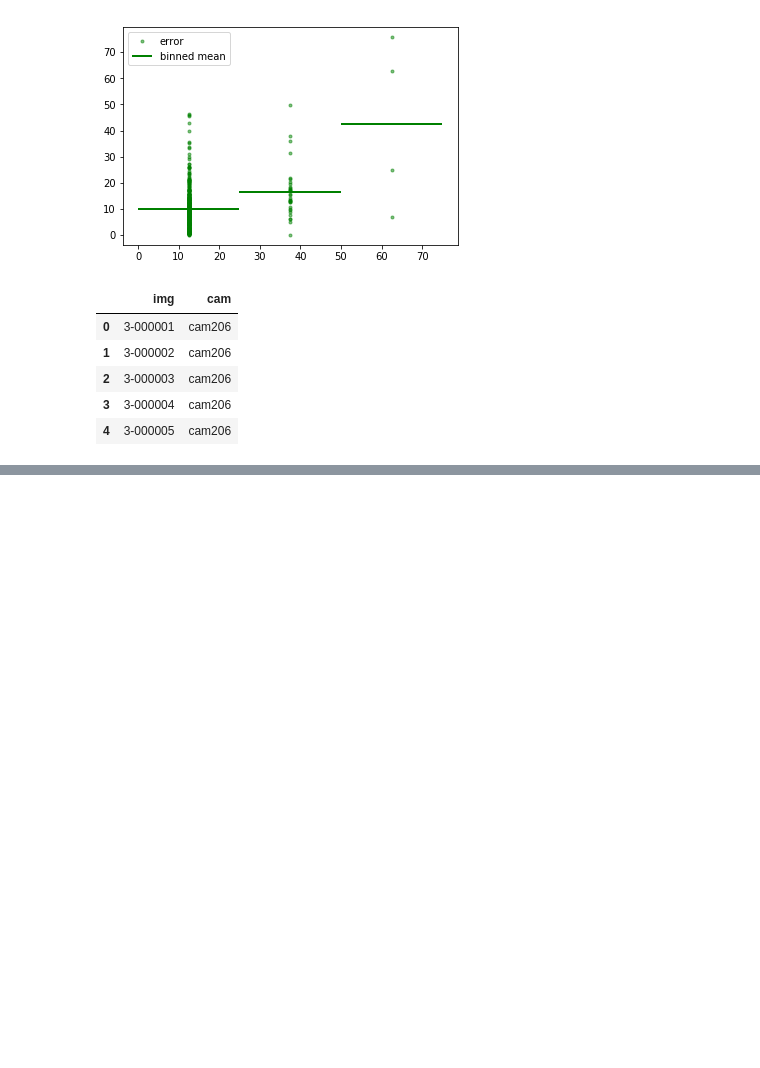
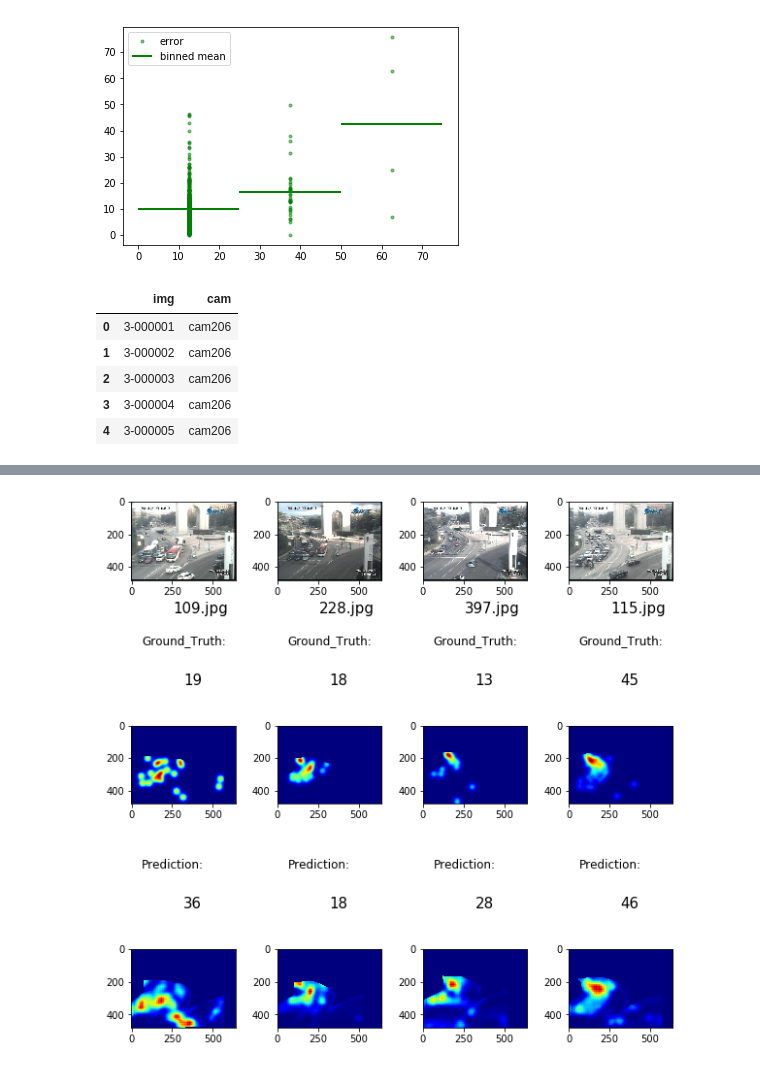
Before and after one commit to jorgealcubilla/TFM_DataScience, a Jupyter notebook: iii_model_test.ipynb, the cells around one changed output, grey strips where cells are left out. Cells and saved outputs as stored; diff of their text form; code cells hidden in the pictures; blank space fills up the shorter version.

```diff
--- a/iii_model_test.ipynb
+++ b/iii_model_test.ipynb
@@ -1463,0 +1469,3 @@ scatter | legend
+# %%
+img_601cam =['./TRANCOS_v3/images/image-3-000109.jpg', './TRANCOS_v3/images/image-3-000228.jpg', './TRANCOS_v3/images/image-3-000397.jpg', './TRANCOS_v3/images/image-3-000115.jpg']
+data_601cam = hydra_testing_df(img_601cam, 3, 115, 72, 15)
@@ -1463,0 +1478,31 @@ scatter | legend
+# %%
+fig = plt.figure(figsize=(10,10))
+fig.subplots_adjust(hspace=0.4, wspace=0.4)
+
+for i in range(4):
+    ax = fig.add_subplot(5, 4, i+1)
+    ax.imshow(Image.open(data_601cam['im_path'][i]))
+
+for i in range(4):
+    ax = fig.add_subplot(5, 4, i+5)
+    ax.axis('off')
+    ax.text(0.4, 0.99, data_601cam['im_path'][i][-7:], fontsize=15)
+    ax.text(0.5, 0.1, int(data_601cam['ntrue'][i]), fontsize=15)
+    ax.text(0.1, 0.6, "Ground_Truth:", fontsize=12)
+
+for i in range(4):
+    ax = fig.add_subplot(5, 4, i+9)
+    ax.imshow(data_601cam['dens_im'][i],cmap=CM.jet)
+
+
+for i in range(4):
+    ax = fig.add_subplot(5, 4, i+13)
+    ax.axis('off')
+    ax.text(0.5, 0.1, int(data_601cam['npred'][i]), fontsize=15)
+    ax.text(0.1, 0.6, "Prediction:", fontsize=12)
+
+for i in range(4):
+    ax = fig.add_subplot(5, 4, i+17)
+    ax.imshow(data_601cam['resImg'][i],cmap=CM.jet)
+# %% [output]
+[figure, added]
```
Also changed, not shown: parts of 16 cells of this notebook.
